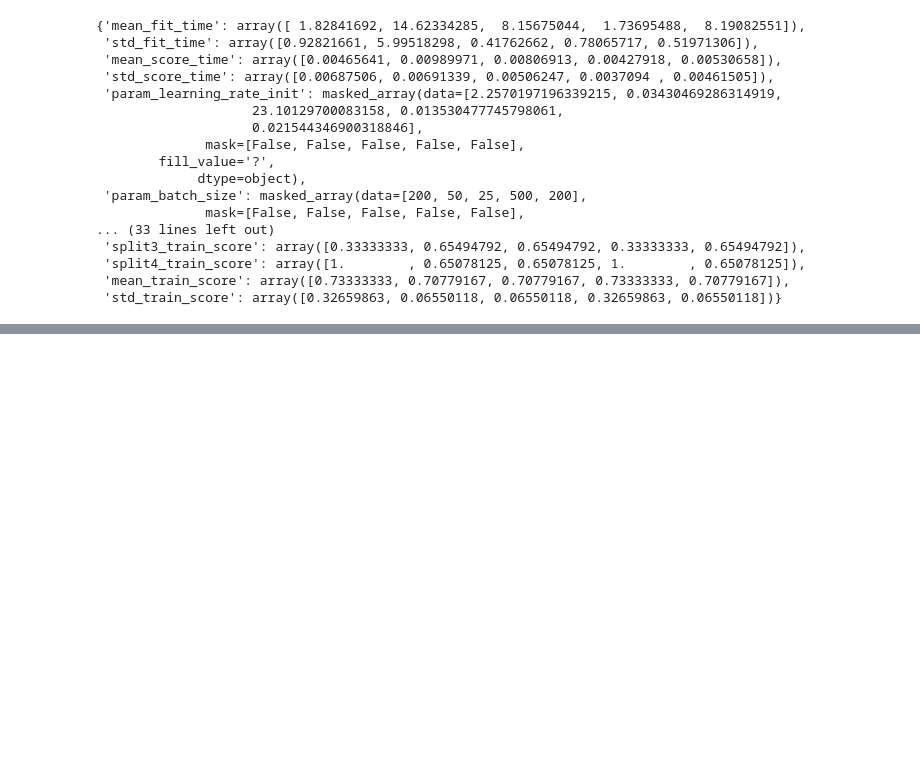
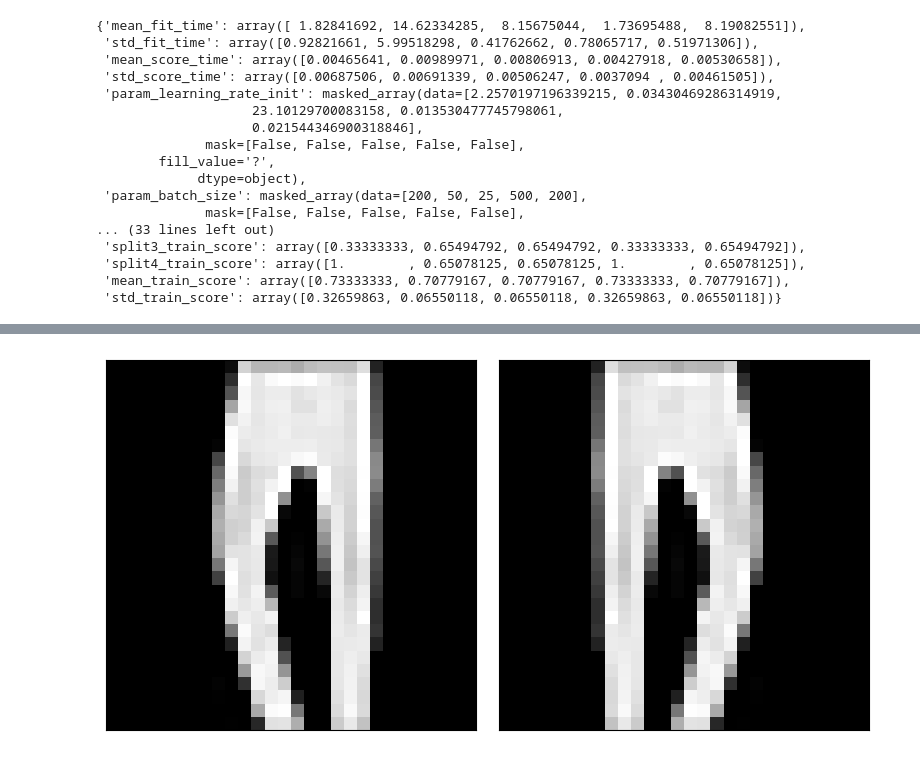
Before and after one commit to ratva/Multi-class-Image-Classification-for-Unbalanced-Fashion-Data, a Jupyter notebook: test.ipynb, the cells around one changed output, grey strips where cells are left out. Drawn from its saved outputs; the diff is of its cells as text; code cells hidden in the pictures; blank space fills up the shorter version.

```diff
--- a/test.ipynb
+++ b/test.ipynb
@@ -360,0 +420,16 @@ fashion_pipes['rand_search'].cv_results_
+# %%
+# Flip Image
+fig, axgrid = plt.subplots(1, 2, figsize=(8, 4))
+ax1 = axgrid[0]
+ax3 = axgrid[1]
+ax1.imshow(pic, vmin=0, vmax=255, cmap='gray')
+ax1.set_xticks([]); ax1.set_yticks([]);
+
+rot_pic = pic.transpose(Image.FLIP_LEFT_RIGHT)
+ax3.imshow(rot_pic, vmin=0, vmax=255, cmap='gray')
+ax3.set_xticks([]); ax3.set_yticks([]);
+
+plt.tight_layout();
+plt.show();
+# %% [output]
+[figure, added]
```
Also changed, not shown: parts of 13 cells of this notebook.
